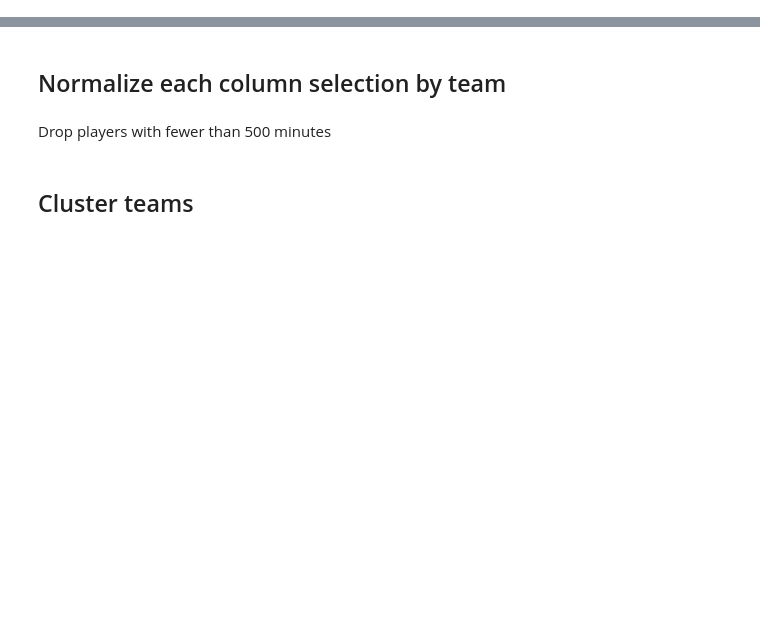
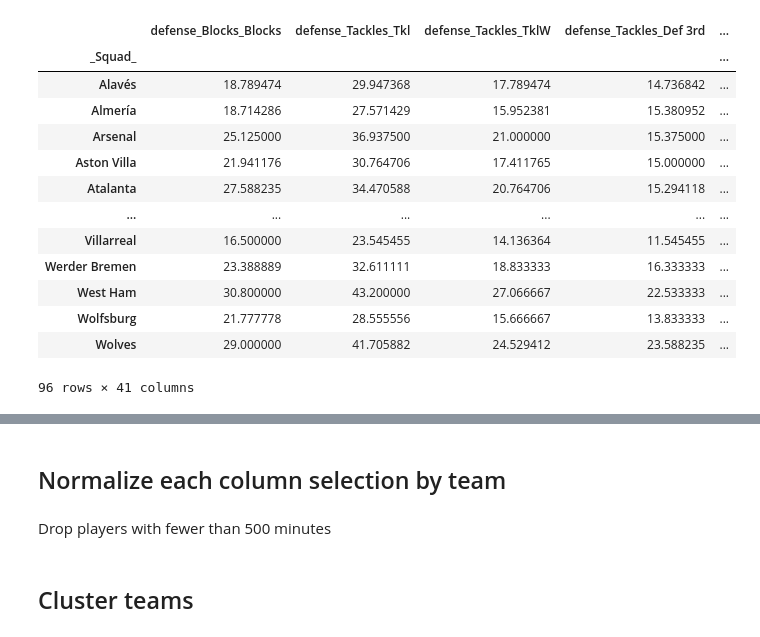
Before and after one commit to alibekk93/FM_skills_prediction, a Jupyter notebook: notebooks/02_team_similarity.ipynb, the cells around one changed output, grey strips where cells are left out. Drawn from its saved outputs; the diff is of its cells as text; code cells hidden in the pictures; blank space fills up the shorter version.

Commit message:
started work on team similarity

```diff
--- a/notebooks/02_team_similarity.ipynb
+++ b/notebooks/02_team_similarity.ipynb
@@ -8,0 +8,19 @@ import seaborn as sns
+# %%
+team_data_2023_raw = pd.read_csv('data/2023_FBRef_teams.csv', index_col=0)
+# %%
+team_data_2023_raw
+# %% [output]
+|  | defense_Blocks_Blocks | defense_Tackles_Tkl | defense_Tackles_TklW | defense_Tackles_Def 3rd | ... |
+| _Squad_ |  |  |  |  | ... |
+| Alavés | 18.789474 | 29.947368 | 17.789474 | 14.736842 | ... |
+| Almería | 18.714286 | 27.571429 | 15.952381 | 15.380952 | ... |
+| Arsenal | 25.125000 | 36.937500 | 21.000000 | 15.375000 | ... |
+| Aston Villa | 21.941176 | 30.764706 | 17.411765 | 15.000000 | ... |
+| Atalanta | 27.588235 | 34.470588 | 20.764706 | 15.294118 | ... |
+| ... | ... | ... | ... | ... | ... |
+| Villarreal | 16.500000 | 23.545455 | 14.136364 | 11.545455 | ... |
+| Werder Bremen | 23.388889 | 32.611111 | 18.833333 | 16.333333 | ... |
+| West Ham | 30.800000 | 43.200000 | 27.066667 | 22.533333 | ... |
+| Wolfsburg | 21.777778 | 28.555556 | 15.666667 | 13.833333 | ... |
+| Wolves | 29.000000 | 41.705882 | 24.529412 | 23.588235 | ... |
+96 rows × 41 columns
```
Also changed, not shown: parts of 10 cells of this notebook.
